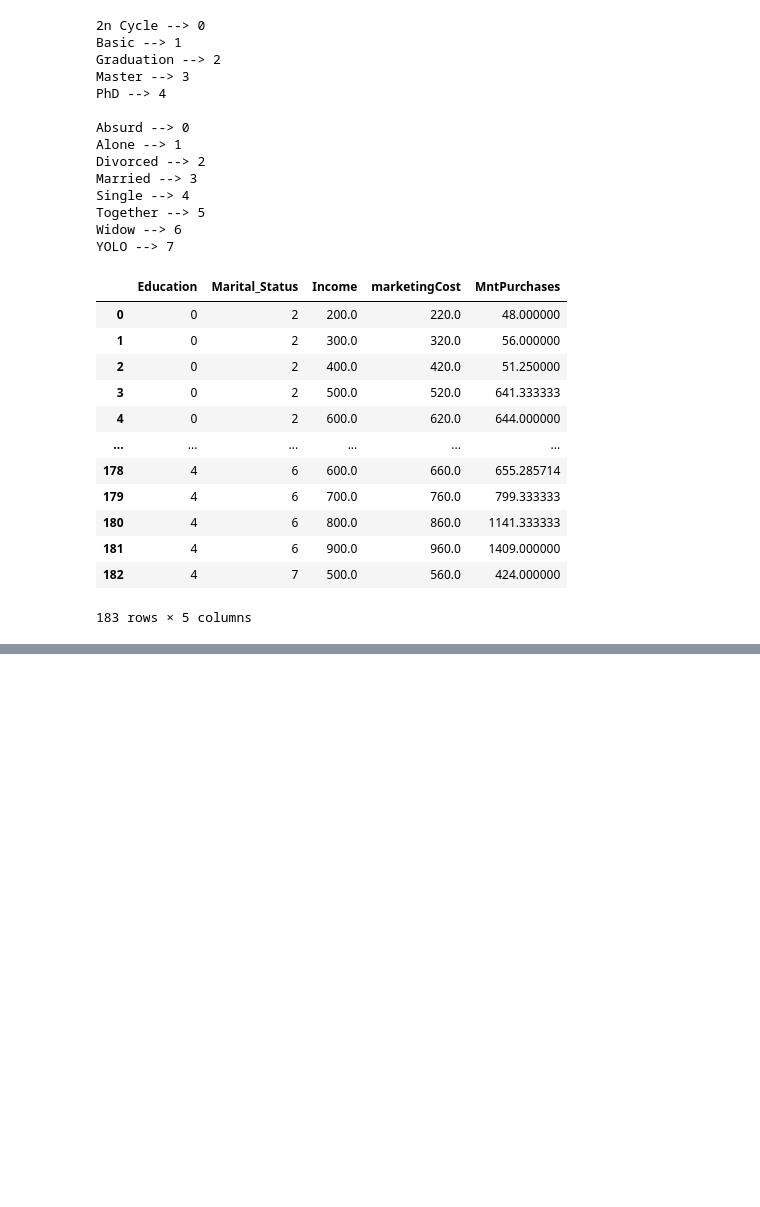
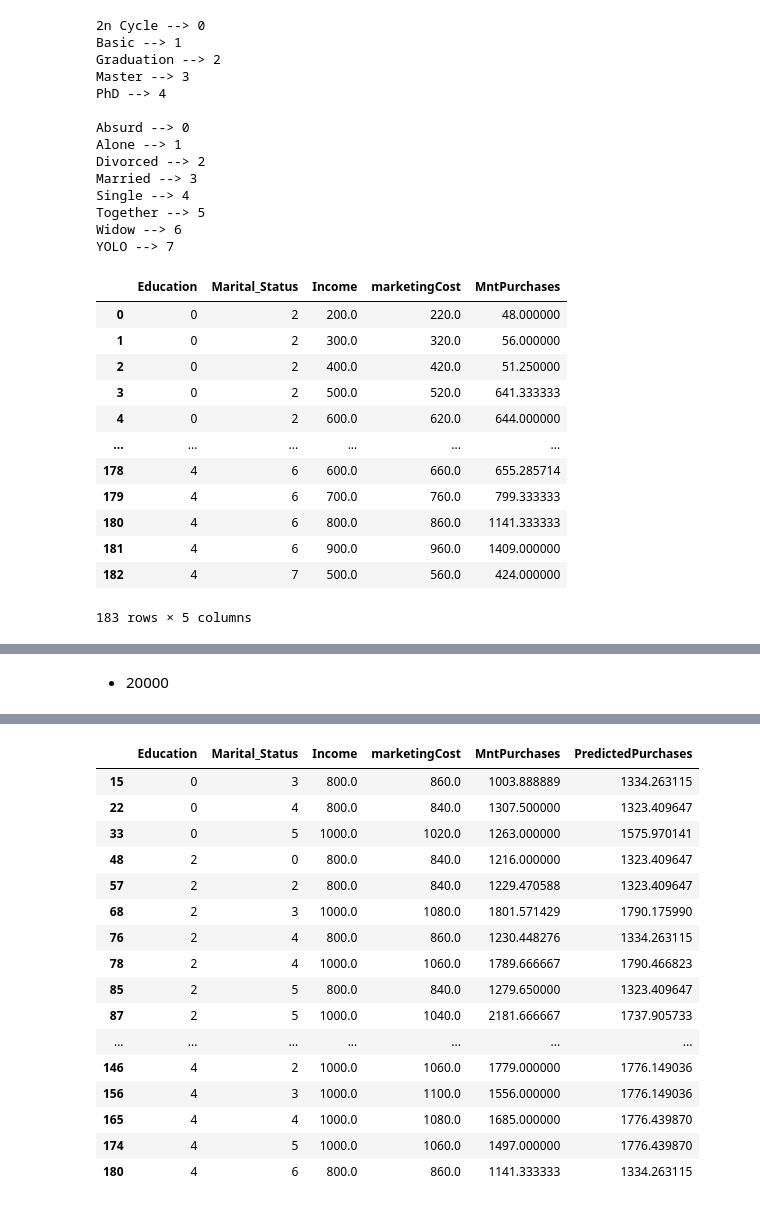
Before and after one commit to joony0512/Linear_Programming, a Jupyter notebook: 구매비용예측을통한Viplist별마케팅최적화_.ipynb, the cells around one changed output, grey strips where cells are left out. Drawn from its saved outputs; the diff is of its cells as text; code cells hidden in the pictures; blank space fills up the shorter version.

```diff
--- a/구매비용예측을통한Viplist별마케팅최적화_.ipynb
+++ b/구매비용예측을통한Viplist별마케팅최적화_.ipynb
@@ -584,0 +832,63 @@ groupingData
+# %% [markdown]
+- 20000
+# %%
+#변수 설정
+X = groupingData[features]
+Y = groupingData[target]
+
+#학습용과 테스트용으로 나누기
+X_train, X_test, Y_train, Y_test = train_test_split(X, Y, test_size=0.2, random_state=23)
+
+#랜덤포레스트 모델 만들기
+model= RandomForestRegressor(max_depth= 3, min_samples_leaf= 5, min_samples_split= 2, n_estimators= 100,random_state=9)
+
+#트레이닝
+model.fit(X_train, Y_train)
+
+#예측
+Y_pred = model.predict(X_test)
+
+#MSE 계산
+mse= mean_squared_error(Y_test, Y_pred)
+print('mse:', mse)
+print()
+
+# 전체 데이터 예측
+PrePurchases = model.predict(X)
+
+# 예측된 매출 정보 추가
+groupingData['PredictedPurchases'] = PrePurchases
+
+#객체생성
+model2 = LpProblem(name='VIP', sense=LpMaximize)
+
+#마케팅비용과 예상매출액 리스트화
+marketing= groupingData['marketingCost']
+purchases= groupingData['PredictedPurchases']
+
+#변수생성: VIP인지 아닌지
+variables = [LpVariable(name=f"x{i}", lowBound=0, cat='Binary') for i in range(len(groupingData))]
+
+#제약식: 총 마케팅 비용 5000 이내로
+model2 += LpAffineExpression([(variables[i], marketing[i] ) for i in range(len(groupingData))]) <= 20000
+
+#목적식: 총 매출액 최대화
+obj = LpAffineExpression([(variables[i],  purchases[i]) for i in range(len(groupingData))])
+model2 += obj
+
+model2.solve()
+
+print("Total Purchases:", model2.objective.value())
+print()
+
+#예상 매출액 최대화하는 segment
+for i in range(len(groupingData)):
+    if variables[i].value() == 0:
+        groupingData.drop([i], axis=0, inplace=True)
+
+#총마케팅비용
+print('Total MaketingCost:',sum(groupingData['marketingCost']))
+print()
+
+groupingData
+# %% [output]
@@ -584,0 +900,17 @@ groupingData
+|  | Education | Marital_Status | Income | marketingCost | MntPurchases | PredictedPurchases |
+| 15 | 0 | 3 | 800.0 | 860.0 | 1003.888889 | 1334.263115 |
+| 22 | 0 | 4 | 800.0 | 840.0 | 1307.500000 | 1323.409647 |
+| 33 | 0 | 5 | 1000.0 | 1020.0 | 1263.000000 | 1575.970141 |
+| 48 | 2 | 0 | 800.0 | 840.0 | 1216.000000 | 1323.409647 |
+| 57 | 2 | 2 | 800.0 | 840.0 | 1229.470588 | 1323.409647 |
+| 68 | 2 | 3 | 1000.0 | 1080.0 | 1801.571429 | 1790.175990 |
+| 76 | 2 | 4 | 800.0 | 860.0 | 1230.448276 | 1334.263115 |
+| 78 | 2 | 4 | 1000.0 | 1060.0 | 1789.666667 | 1790.466823 |
+| 85 | 2 | 5 | 800.0 | 840.0 | 1279.650000 | 1323.409647 |
+| 87 | 2 | 5 | 1000.0 | 1040.0 | 2181.666667 | 1737.905733 |
+| ... | ... | ... | ... | ... | ... | ... |
+| 146 | 4 | 2 | 1000.0 | 1060.0 | 1779.000000 | 1776.149036 |
+| 156 | 4 | 3 | 1000.0 | 1100.0 | 1556.000000 | 1776.149036 |
+| 165 | 4 | 4 | 1000.0 | 1080.0 | 1685.000000 | 1776.439870 |
+| 174 | 4 | 5 | 1000.0 | 1060.0 | 1497.000000 | 1776.439870 |
+| 180 | 4 | 6 | 800.0 | 860.0 | 1141.333333 | 1334.263115 |
```
Also changed, not shown: parts of 10 cells of this notebook.
